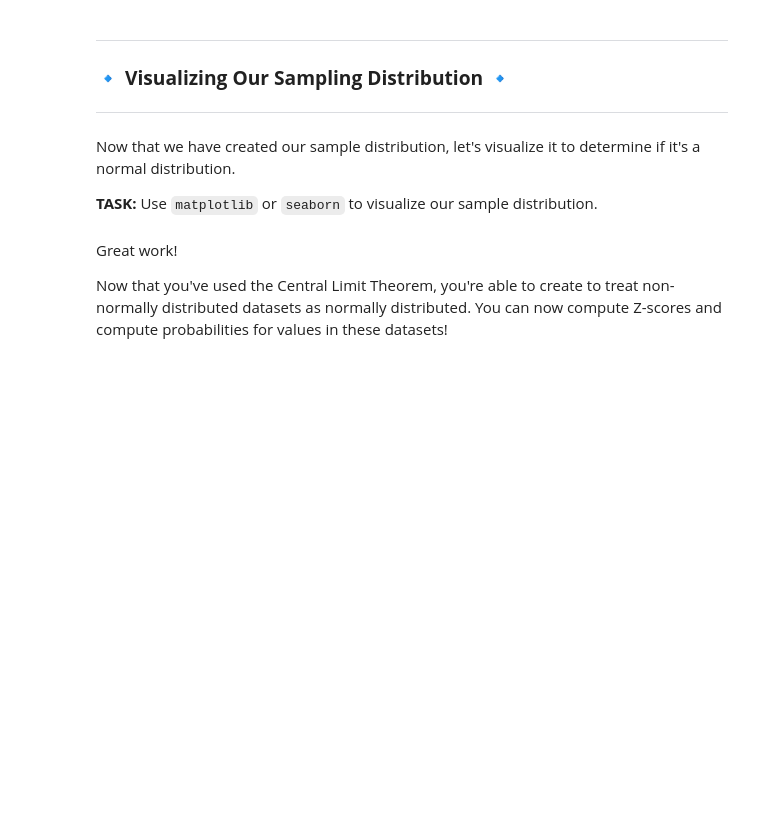
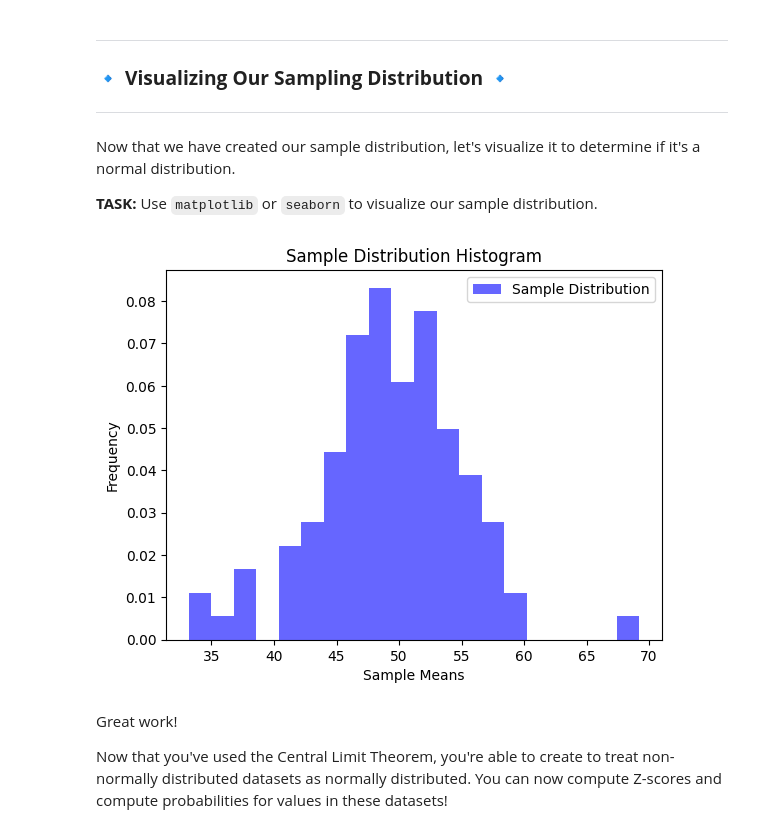
Before and after one commit to DUDeJayDev/acs2500-notebooks, a Jupyter notebook: tutorials/Normal_Distributions_and_the_Central_Limit_Theorem.ipynb, the cells around one changed output. Cells and saved outputs as stored; diff of their text form; code cells hidden in the pictures; blank space fills up the shorter version.

````diff
--- a/tutorials/Normal_Distributions_and_the_Central_Limit_Theorem.ipynb
+++ b/tutorials/Normal_Distributions_and_the_Central_Limit_Theorem.ipynb
@@ -79,16 +90,27 @@ def create_sample_distribution(dataset, size=100):
     pass
 ```
 # %%
-# TODO: Complete the two functions below.
+import random
+
 def get_sample(dataset, n=30):
     """Grabs a random subsample of size 'n' from dataset.
     Outputs the mean of the subsample."""
-    pass
+    subsample = np.random.choice(dataset, size=n, replace=True)
+    return np.mean(subsample)
+
 
 def create_sample_distribution(dataset, size=100):
     """Creates a dataset of subsample means.  The length of the dataset is specified by the 'size'
     keyword argument. Should return the entire sample distribution as a numpy array.  """
-    pass
+    sample_means = []
+
+    for _ in range(size):
+        sample_mean = get_sample(dataset)
+        sample_means.append(sample_mean)
+
+    sample_distribution = np.array(sample_means)
+
+    return sample_distribution
 # %% [markdown]
 ---
 
@@ -106,3 +124,17 @@ pass
+# %%
+# Remember, we aliased matplotlib.pyplot as plt!
+plt.hist(create_sample_distribution(dataset=non_normal_data), bins=20, density=True, alpha=0.6, color='b', label='Sample Distribution')
+
+# Add labels and a legend
+plt.xlabel('Sample Means')
+plt.ylabel('Frequency')
+plt.title('Sample Distribution Histogram')
+plt.legend(loc='best')
+
+# Show the plot
+plt.show()
+# %% [output]
+[figure, added]
 # %% [markdown]
 Great work!
 
````
Also changed, not shown: parts of 2 cells of this notebook, 5 other files.
